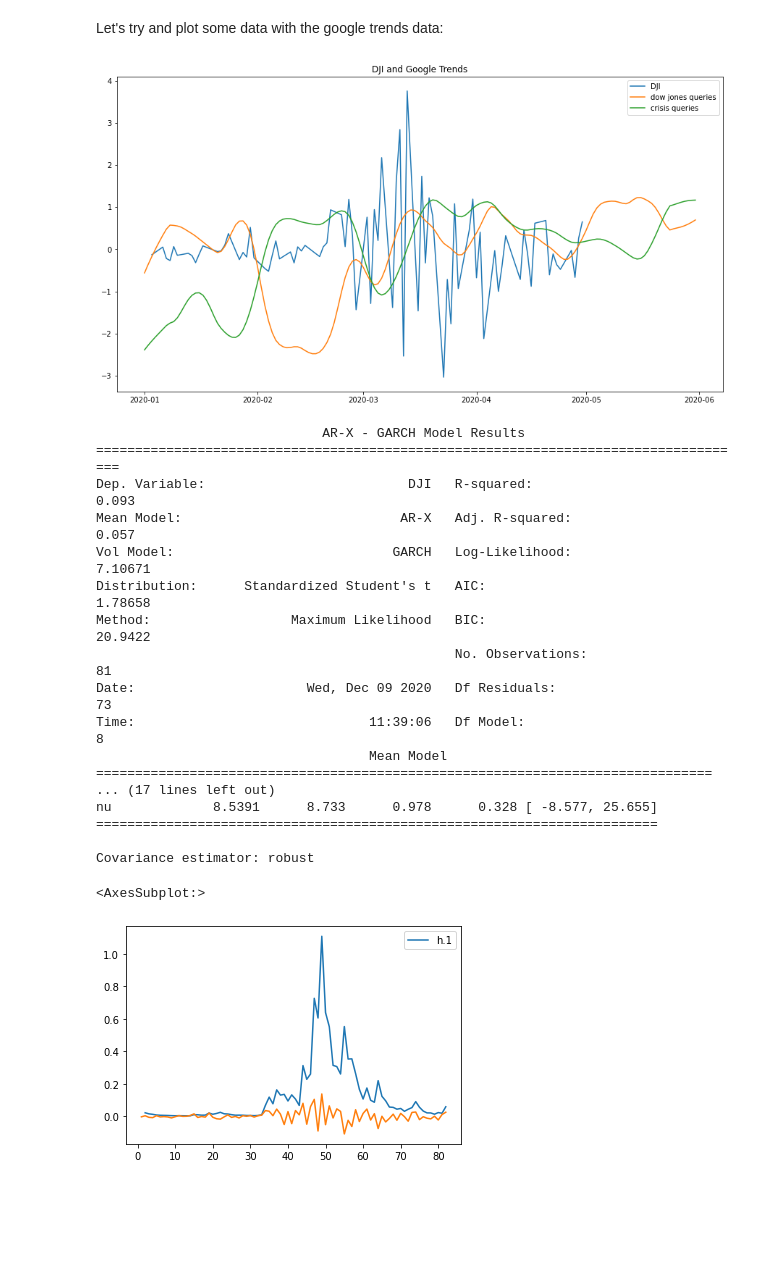
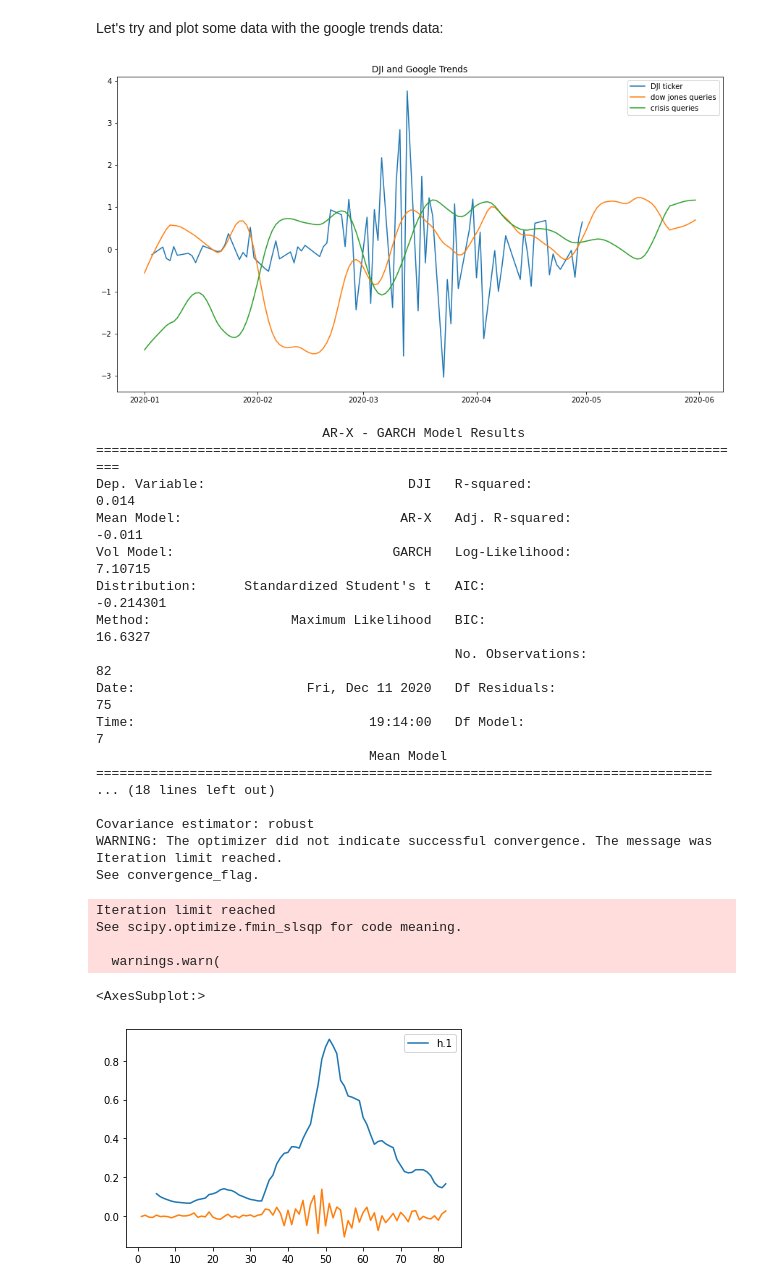
Before and after one commit to epfl-ada/ada-2020-project-milestone-p3-p3_adanas, a Jupyter notebook: creative_extension.ipynb, the cells around one changed output. Cells and saved outputs as stored; diff of their text form; code cells hidden in the pictures; blank space fills up the shorter version.

```diff
--- a/creative_extension.ipynb
+++ b/creative_extension.ipynb
@@ -27,7 +27,7 @@ def GetData(ticker_list, start_date, end_date):
 ## Stocks data from Yahoo Finance using yfinance:
 # %%
 # Tickers list to download
-ticker_list=['NIO','AAPL', 'V', 'MSFT', 'BAC', 'JPM', 'NFLX', 'DOW','DJI']
+ticker_list=['NIO','AAPL', 'V', 'BAC', 'NFLX', 'DJI']
 
 # Dates
 today = date.today()
@@ -302,41 +309,46 @@ trend_crisis    = STL(g_trends_daily['crisis']).fit().trend
 fig, ax = plt.subplots(figsize=(15,8))
 
 ax.set_title(ticker + ' and Google Trends')
-ax.plot(returns['Date'], scale(returns[ticker]), label=ticker)
+ax.plot(returns['Date'], scale(returns[ticker]), label=ticker+' ticker')
 ax.plot(g_trends_daily.index, scale(trend_dow_jones), label='dow jones queries')
 ax.plot(g_trends_daily.index, scale(trend_crisis), label='crisis queries')
 ax.legend(loc='best')
 
 plt.show()
 # %% [output]
-[figure, old version]
+[figure, new version]
 # %%
 arch_trends_res = arch_model(10*returns[ticker],
-                             mean='ARX', lags=[1], x=g_trends_daily[['dow jones','crisis']].loc[returns['Date']],
+                             mean='ARX', x=g_trends_daily[['dow jones','crisis']].loc[returns['Date']],
                              vol='GARCH', p=1, o=0, q=1, dist='StudentsT').fit(disp='off')
 print(arch_trends_res.summary())
 # %% [output]
                              AR-X - GARCH Model Results
 ====================================================================================
-Dep. Variable:                          DJI   R-squared:                       0.093
-Mean Model:                            AR-X   Adj. R-squared:                  0.057
-Vol Model:                            GARCH   Log-Likelihood:                7.10671
-Distribution:      Standardized Student's t   AIC:                           1.78658
-Method:                  Maximum Likelihood   BIC:                           20.9422
-                                              No. Observations:                   81
-Date:                      Wed, Dec 09 2020   Df Residuals:                       73
-Time:                              11:39:06   Df Model:                            8
+Dep. Variable:                          DJI   R-squared:                       0.014
+Mean Model:                            AR-X   Adj. R-squared:                 -0.011
+Vol Model:                            GARCH   Log-Likelihood:                7.10715
+Distribution:      Standardized Student's t   AIC:                         -0.214301
+Method:                  Maximum Likelihood   BIC:                           16.6327
+                                              No. Observations:                   82
+Date:                      Fri, Dec 11 2020   Df Residuals:                       75
+Time:                              19:14:00   Df Model:                            7
                                    Mean Model
 ===============================================================================
-... (17 lines left out)
-nu             8.5391      8.733      0.978      0.328 [ -8.577, 25.655]
-========================================================================
+... (18 lines left out)
 
 Covariance estimator: robust
+WARNING: The optimizer did not indicate successful convergence. The message was Iteration limit reached.
+See convergence_flag.
+Iteration limit reached
+See scipy.optimize.fmin_slsqp for code meaning.
+
+  warnings.warn(
 # %%
-forecasts_trends = arch_trends_res.forecast(horizon=1, start=0, method='simulation')
-forecasts_trends.variance.plot()
-returns['DJI'].plot()
+forecasts_trends = arch_trends_res.forecast(horizon=1, start=0)
+weekly_std_trends_forecast = np.sqrt(forecasts_trends.variance.rolling(5).mean())
+weekly_std_trends_forecast.plot()
+returns[ticker].plot()
 # %% [output]
 <AxesSubplot:>
-[figure, old version]
+[figure, new version]
```
Also changed, not shown: parts of 10 cells of this notebook, 1 other file.
